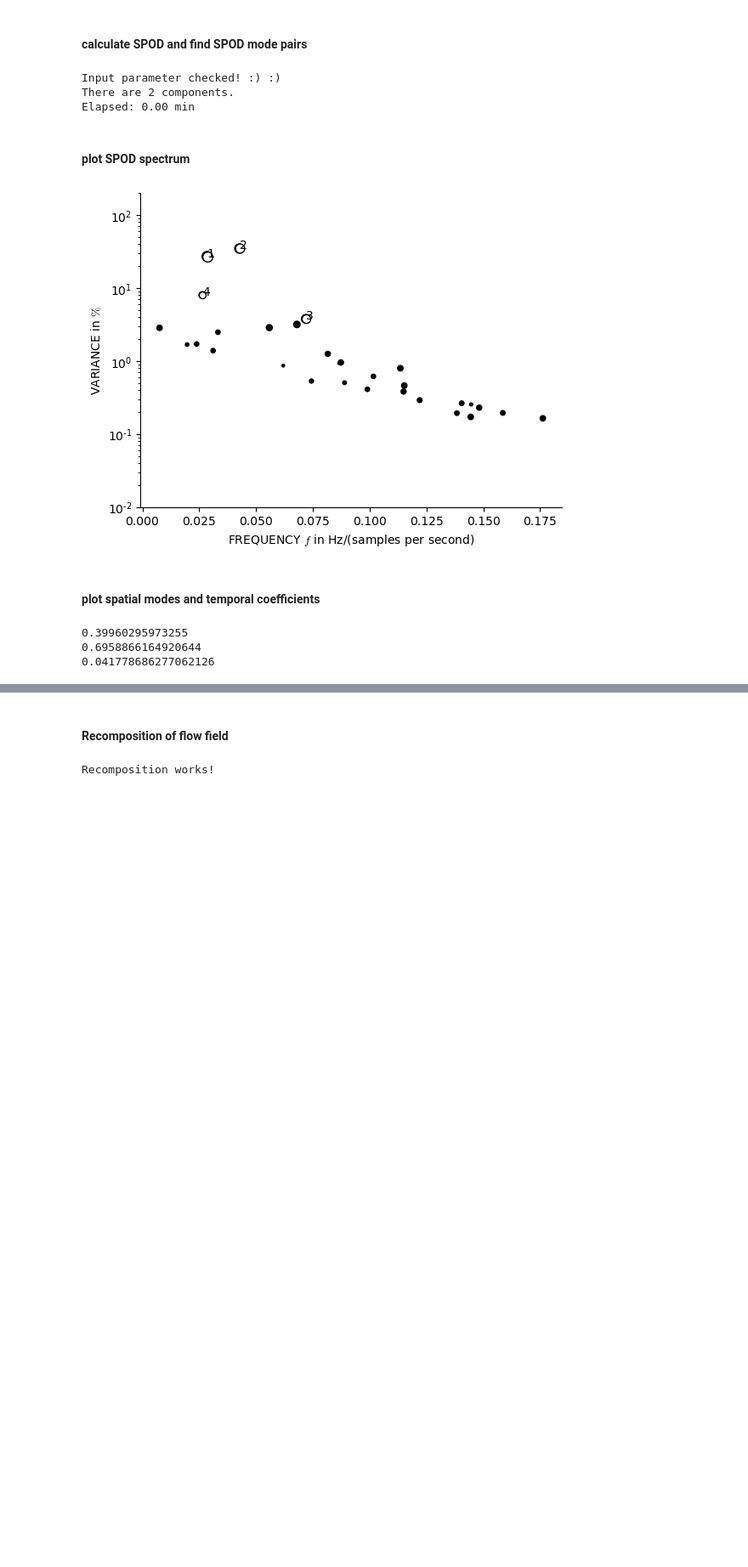
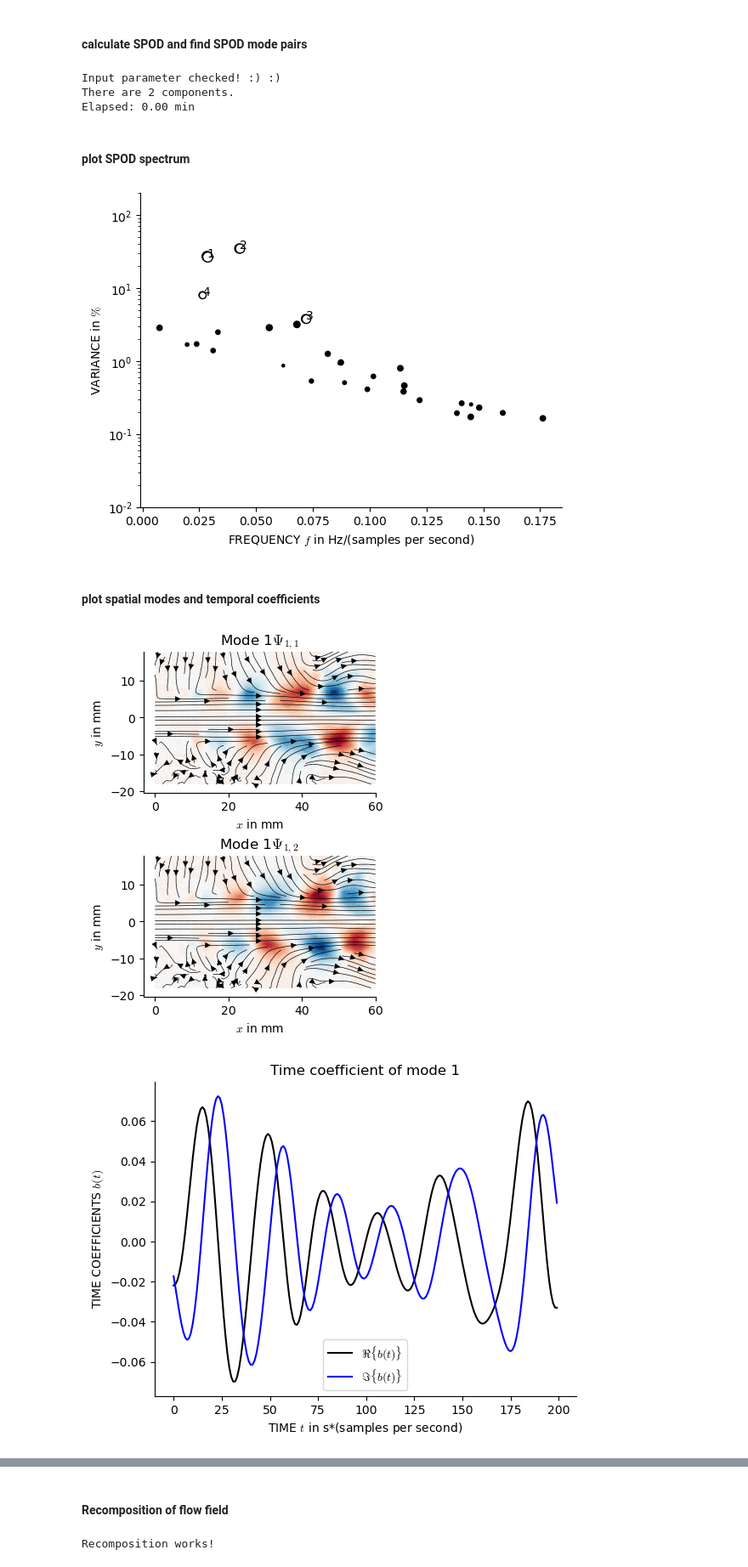
Before and after one commit to grigorishat/SPyOD, a Jupyter notebook: example_free_jet/example_SPOD_free_jet.ipynb, the cells around one changed output, grey strips where cells are left out. Shown at 85% size. Cells and saved outputs as stored; diff of their text form; code cells hidden in the pictures; blank space fills up the shorter version.

Commit message:
change name of modules and update example

```diff
--- a/example_free_jet/example_SPOD_free_jet.ipynb
+++ b/example_free_jet/example_SPOD_free_jet.ipynb
@@ -21,14 +21,9 @@ plt.rcParams["axes.spines.top"] = False
 # %% [markdown]
 #### load and prepare data
 # %%
-DIR_JET = '/home/hatzissawidis/NAS-2/hatzissawidis/JET_EXAMPLE_SPOD/'
+F_AQ = 1 # sample rate
 
-num_filez = os.listdir(DIR_JET)
-num_filez.sort()
-
-F_AQ = 1
-
-JET_EXAMPLE_DATA = sio.loadmat(DIR_JET + "PIV_jext_example.mat")
+JET_EXAMPLE_DATA = sio.loadmat("PIV_jext_example.mat")
 
 sorted(JET_EXAMPLE_DATA.keys())
 U = JET_EXAMPLE_DATA["U"]
@@ -127,39 +122,36 @@ for i in range(4):
         axs.set(xlabel='$x$ in mm', ylabel='$y$ in mm')
 
     fig, ax = plt.subplots(dpi = 100)
 
     ax.set_title('Time coefficient of mode ' +str(i+1))
 
     ax.plot(np.arange(len(mode['a'][i]))/F_AQ,np.real(mode['a'][i]),'k-', label='$\Re\{b(t)\}$')
     ax.plot(np.arange(len(mode['a'][i]))/F_AQ,np.imag(mode['a'][i]),'b-', label='$\Im\{b(t)\}$')
     ax.legend()
 
     ax.set_xlabel('TIME $t$ in s*(samples per second)')
     ax.set_ylabel('TIME COEFFICIENTS $b(t)$')
 
     # FFT of temporal coefficient to calculate the PSD
 
     fig, ax = plt.subplots(dpi = 100)
 
     # absolute value of complex temporal coefficient
     A = np.fft.fftshift(np.abs(np.fft.fft(mode['a'][i], norm = 'forward')))
 
     FREQS = np.fft.fftfreq(np.abs(mode['a'][i]).size, d = 1/F_AQ)
     FREQS = np.fft.fftshift(FREQS)
 
     # plot PSD
-    ax.plot(FREQS, 2*abs(A)**2/np.max(2*abs(A)**2),'k')
-    print(np.max(2*abs(A)**2))
+    ax.plot(FREQS, abs(A)**2,'k')
+
 
     ax.set_yscale('log')
-    ax.set_xlim((-.5, .5))
-    ax.set_ylim((10**-15, 10**2))
+    ax.set_xlim((0, .5))
+    ax.set_ylim((10**-10, 10**-2))
     ax.set_title('PSD of time coefficient of mode ' +str(i+1))
     ax.set_xlabel('FREQUENCY $f$ in Hz/(samples per second)')
     ax.set_ylabel('PSD')
-
-print(np.fft.fftshift(np.abs(np.fft.fft(mode['a'][0], norm = 'forward'))))
 # %% [output]
-0.39960295973255
-0.6958866164920644
-0.041778686277062126
+[figure, added]
+[figure, added]
```
Also changed, not shown: parts of 1 cell of this notebook, 6 other files.
